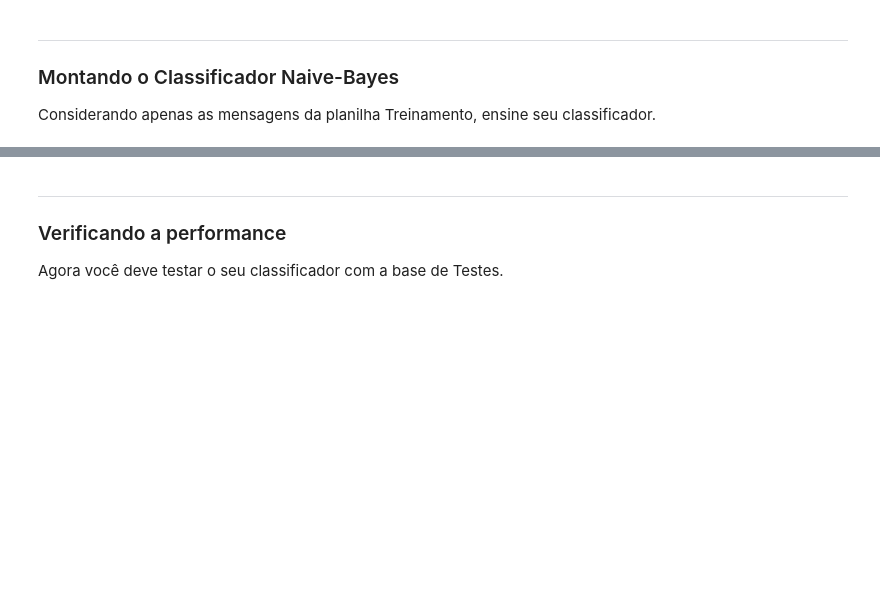
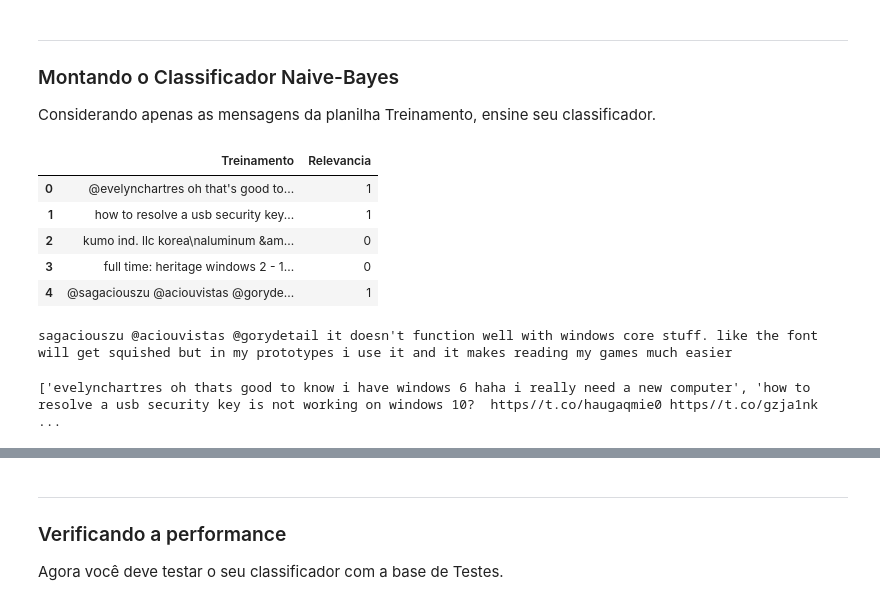
Before and after one commit to Eduardocrg/Projeto2_CD, a Jupyter notebook: Projeto2_layout.ipynb, the cells around one changed output, grey strips where cells are left out. Saved outputs shown, nothing was run; the diff lists cells and outputs as text; code cells hidden in the pictures; blank space fills up the shorter version.

```diff
--- a/Projeto2_layout.ipynb
+++ b/Projeto2_layout.ipynb
@@ -102,3 +107,33 @@ ___
 ### Montando o Classificador Naive-Bayes
 
 Considerando apenas as mensagens da planilha Treinamento, ensine  seu classificador.
+# %%
+Doc = pd.read_excel('Windows.xlsx')
+Doc.head()
+# %% [output]
+|  | Treinamento | Relevancia |
+| 0 | @evelynchartres oh that's good to... | 1 |
+| 1 | how to resolve a usb security key... | 1 |
+| 2 | kumo ind. llc korea\naluminum &am... | 0 |
+| 3 | full time: heritage windows 2 - 1... | 0 |
+| 4 | @sagaciouszu @aciouvistas @goryde... | 1 |
+# %%
+print(Doc.Treinamento[4].strip('@'))
+# %% [output]
+sagaciouszu @aciouvistas @gorydetail it doesn't function well with windows core stuff. like the font will get squished but in my prototypes i use it and it makes reading my games much easier
+# %%
+limp=[]
+for i in Doc.Treinamento:
+    a=re.sub('@','',i)
+    a=re.sub(':','',a)
+    a=re.sub("'",'',a)
+    a=re.sub('-','',a)
+    a=re.sub('#','',a)
+    a=re.sub('"','',a)
+    a=re.sub('!','',a)
+    a=re.sub('\n',' ',a)
+    a=re.sub('\t',' ',a)
+    limp.append(a)
+print(limp)
+# %% [output]
+['evelynchartres oh thats good to know i have windows 6 haha i really need a new computer', 'how to resolve a usb security key is not working on windows 10?  https//t.co/haugaqmie0 https//t.co/gzja1nk ...
```
Also changed, not shown: parts of 2 cells of this notebook.
